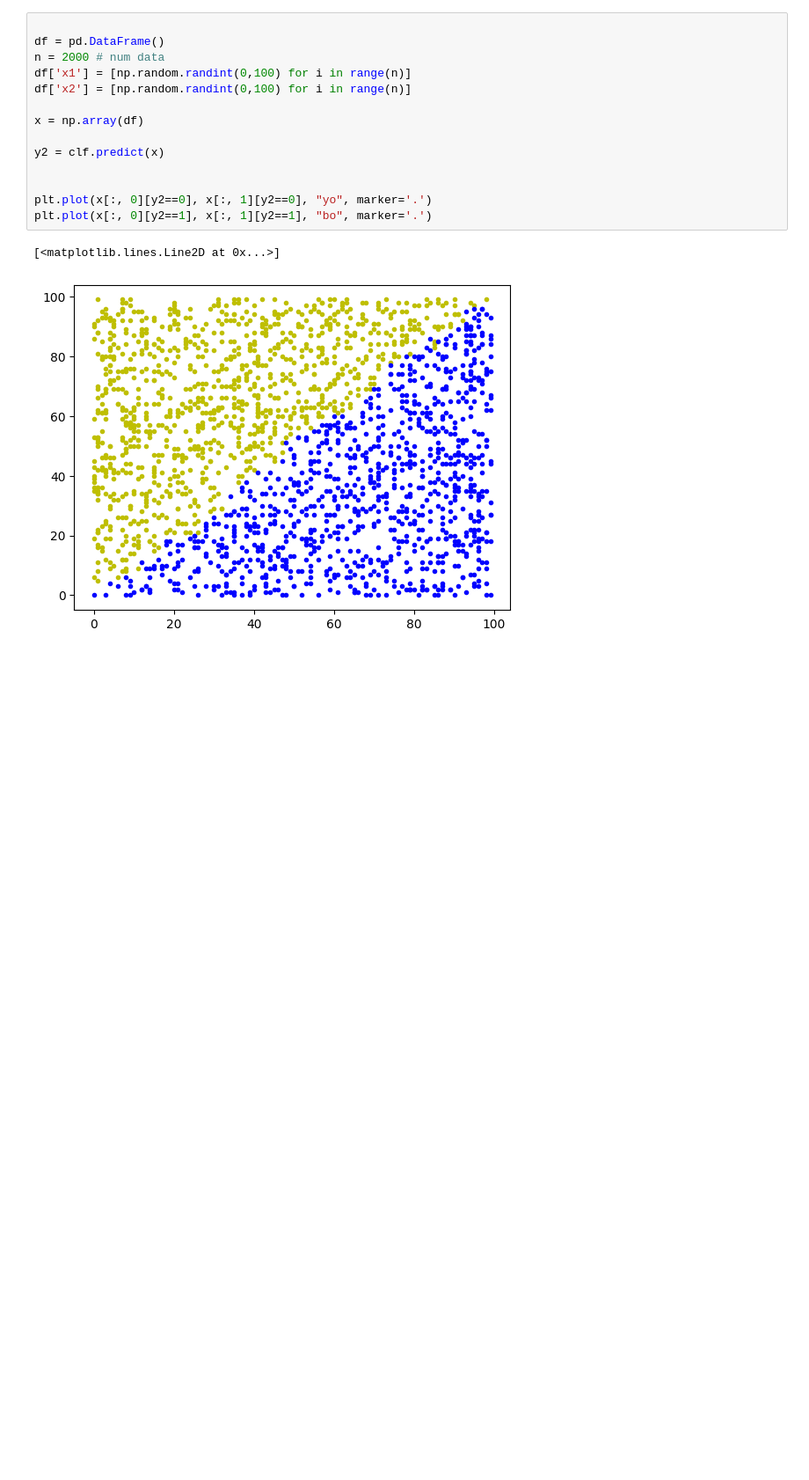
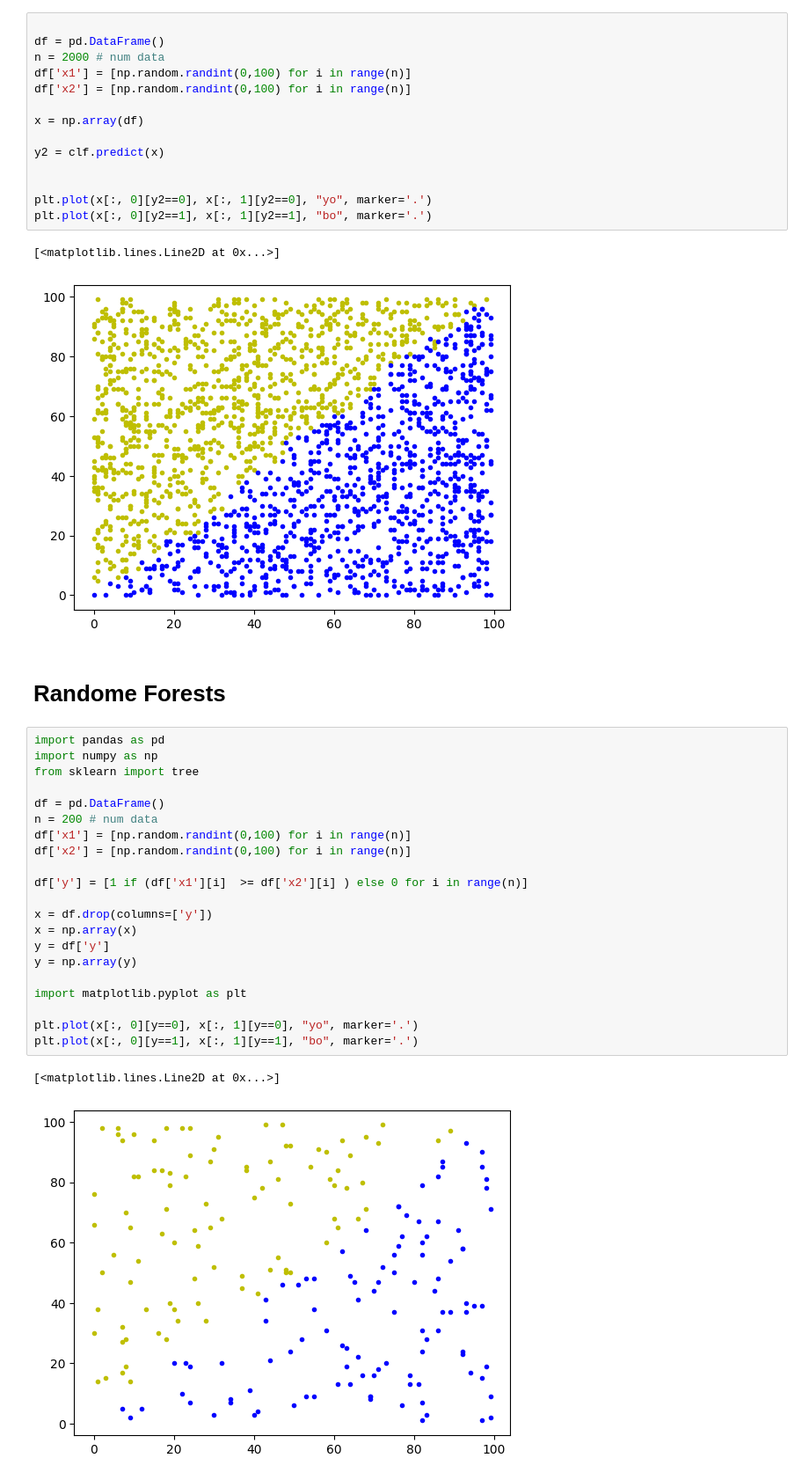
Before and after one commit to krajit/decisionTrees, a Jupyter notebook: randomForest01.ipynb, the cells around one changed output. Shown: that part at 88% size. Saved outputs shown, nothing was run; the diff lists cells and outputs as text; blank space fills up the shorter version.

Commit message:
random forest tested on my data

```diff
--- a/randomForest01.ipynb
+++ b/randomForest01.ipynb
@@ -94,3 +96,29 @@ plt.plot(x[:, 0][y2==1], x[:, 1][y2==1], "bo", marker='.')
 # %% [output]
 [<matplotlib.lines.Line2D at 0x...>]
 [figure]
+# %% [markdown]
+# Randome Forests
+# %%
+import pandas as pd
+import numpy as np
+from sklearn import tree
+
+df = pd.DataFrame()
+n = 200 # num data
+df['x1'] = [np.random.randint(0,100) for i in range(n)]
+df['x2'] = [np.random.randint(0,100) for i in range(n)]
+
+df['y'] = [1 if (df['x1'][i]  >= df['x2'][i] ) else 0 for i in range(n)]
+
+x = df.drop(columns=['y'])
+x = np.array(x)
+y = df['y']
+y = np.array(y)
+
+import matplotlib.pyplot as plt
+
+plt.plot(x[:, 0][y==0], x[:, 1][y==0], "yo", marker='.')
+plt.plot(x[:, 0][y==1], x[:, 1][y==1], "bo", marker='.')
+# %% [output]
+[<matplotlib.lines.Line2D at 0x...>]
+[figure, added]
```
Also changed, not shown: parts of 4 cells of this notebook, 1 other file.
